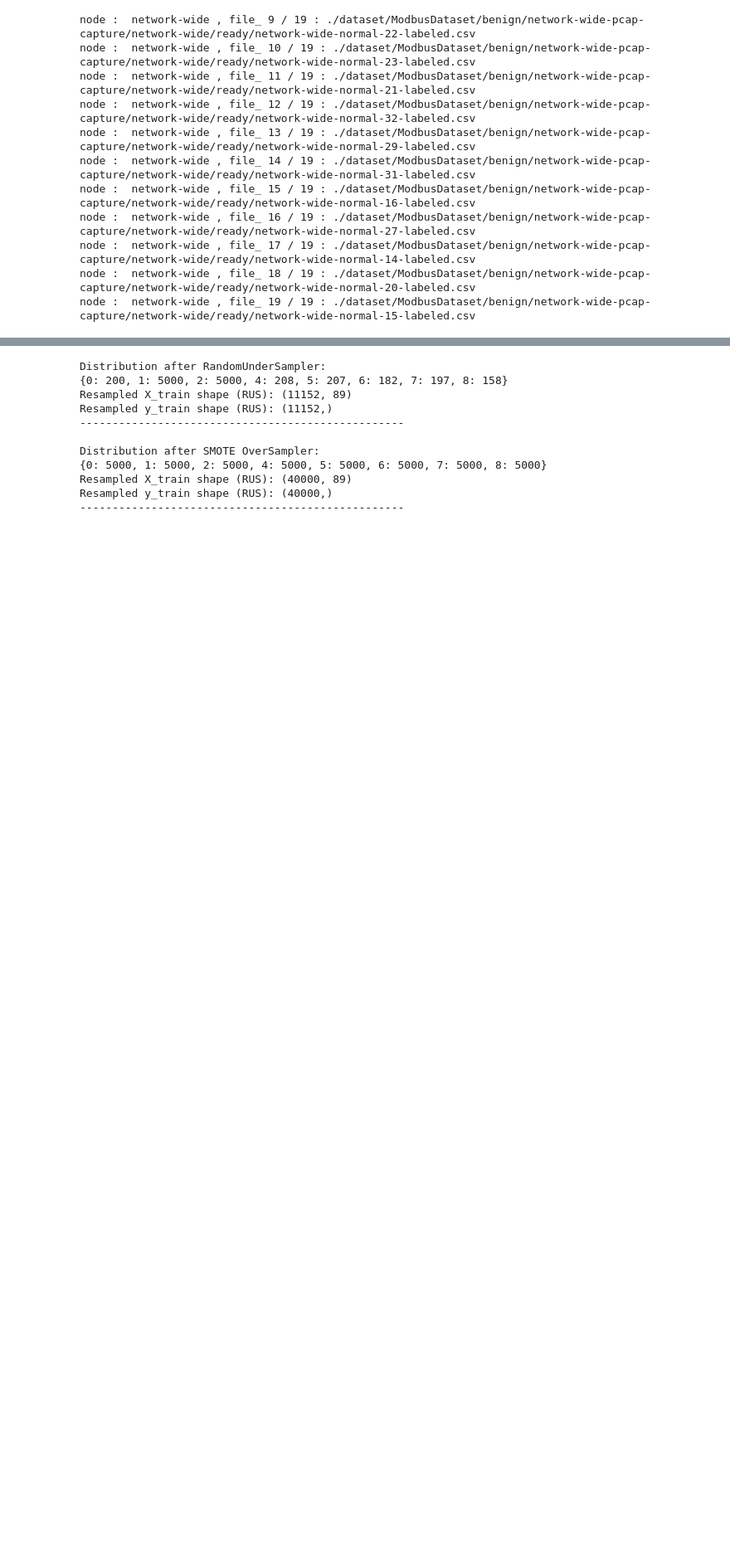
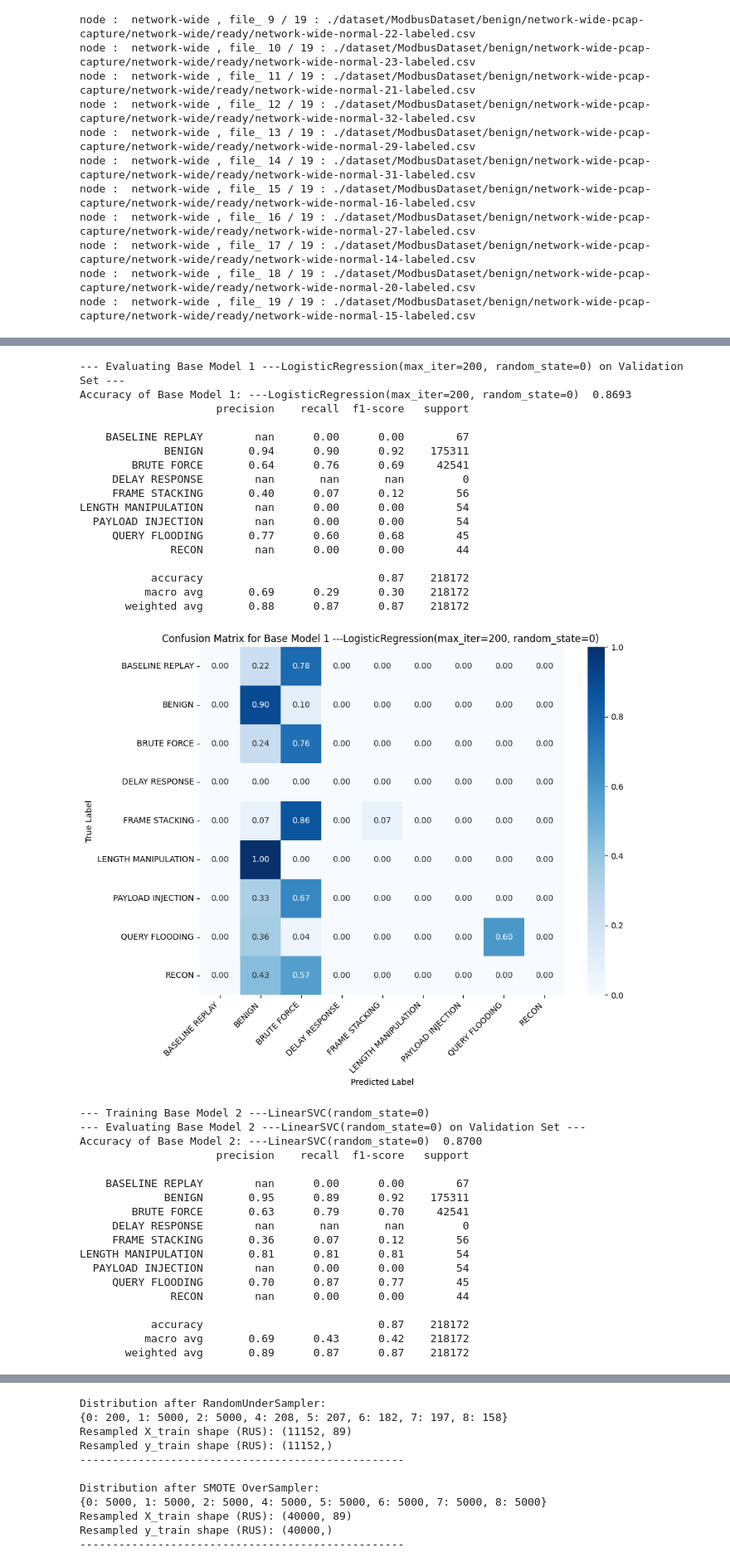
Before and after one commit to hamid-rd/FLBased-ICS-NIDS, a Jupyter notebook: Visualization.ipynb, the cells around one changed output, grey strips where cells are left out. Shown at 83% size. Saved outputs shown, nothing was run; the diff lists cells and outputs as text; code cells hidden in the pictures; blank space fills up the shorter version.

Commit message:
Visualization is over

```diff
--- a/Visualization.ipynb
+++ b/Visualization.ipynb
@@ -630,5 +738,26 @@ def np_from_dataloader(_dataloader):
     y_np = np.concatenate(labels_list, axis=1)
     return X_np.squeeze(0),y_np.squeeze(0)
 
-X_train , y_train = np_from_dataloader(train_dataloader)
+
+
+def train_evaluate(base_models,features,labels):
+    X_train, X_val, y_train, y_val = train_test_split(features, labels, test_size = 0.25, random_state = 0)
+
+    for i, model in enumerate(base_models):
+        print(f"\n--- Training Base Model {i+1} ---{model}")
+        model.fit(X_train, y_train)
+
+        print(f"--- Evaluating Base Model {i+1} ---{model} on Validation Set ---")
+        y_pred = model.predict(X_val)
+
+        print(f"Accuracy of Base Model {i+1}: ---{model}  {accuracy_score(y_val, y_pred):.4f}")
+
+        #ensures that all 9 classes are considered, even if some are missing in y_val/y_pred
+        print(classification_report(y_val, y_pred,
+                                    labels=np.arange(len(train_dataset.label_encoder.classes_)),
+                                    target_names=list(train_dataset.label_encoder.classes_),
+                                    zero_division=np.nan))
+        # Plotting the confusion matrix heatmap
+        plot_confusion_matrix(y_val, y_pred, train_dataset.label_encoder,
+                            title=f"Confusion Matrix for Base Model {i+1} ---{model} ")
 # %%
@@ -651,0 +788,4 @@ Label 8: 158
+# %%
+### Train on the original distribution
+train_evaluate(base_models,X_train,y_train)
+# %% [output]
@@ -651,0 +800,36 @@ Label 8: 158
+--- Evaluating Base Model 1 ---LogisticRegression(max_iter=200, random_state=0) on Validation Set ---
+Accuracy of Base Model 1: ---LogisticRegression(max_iter=200, random_state=0)  0.8693
+                     precision    recall  f1-score   support
+
+    BASELINE REPLAY        nan      0.00      0.00        67
+             BENIGN       0.94      0.90      0.92    175311
+        BRUTE FORCE       0.64      0.76      0.69     42541
+     DELAY RESPONSE        nan       nan       nan         0
+     FRAME STACKING       0.40      0.07      0.12        56
+LENGTH MANIPULATION        nan      0.00      0.00        54
+  PAYLOAD INJECTION        nan      0.00      0.00        54
+     QUERY FLOODING       0.77      0.60      0.68        45
+              RECON        nan      0.00      0.00        44
+
+           accuracy                           0.87    218172
+          macro avg       0.69      0.29      0.30    218172
+       weighted avg       0.88      0.87      0.87    218172
+[figure, added]
+--- Training Base Model 2 ---LinearSVC(random_state=0)
+--- Evaluating Base Model 2 ---LinearSVC(random_state=0) on Validation Set ---
+Accuracy of Base Model 2: ---LinearSVC(random_state=0)  0.8700
+                     precision    recall  f1-score   support
+
+    BASELINE REPLAY        nan      0.00      0.00        67
+             BENIGN       0.95      0.89      0.92    175311
+        BRUTE FORCE       0.63      0.79      0.70     42541
+     DELAY RESPONSE        nan       nan       nan         0
+     FRAME STACKING       0.36      0.07      0.12        56
+LENGTH MANIPULATION       0.81      0.81      0.81        54
+  PAYLOAD INJECTION        nan      0.00      0.00        54
+     QUERY FLOODING       0.70      0.87      0.77        45
+              RECON        nan      0.00      0.00        44
+
+           accuracy                           0.87    218172
+          macro avg       0.69      0.43      0.42    218172
+       weighted avg       0.89      0.87      0.87    218172
```
Also changed, not shown: parts of 33 cells of this notebook.
